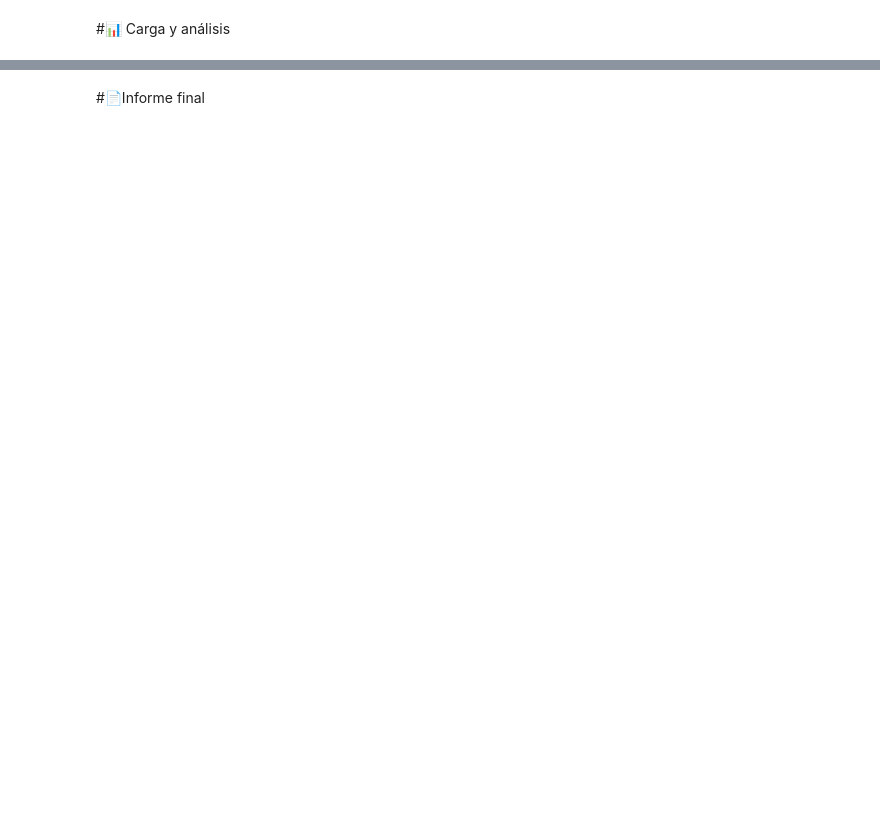
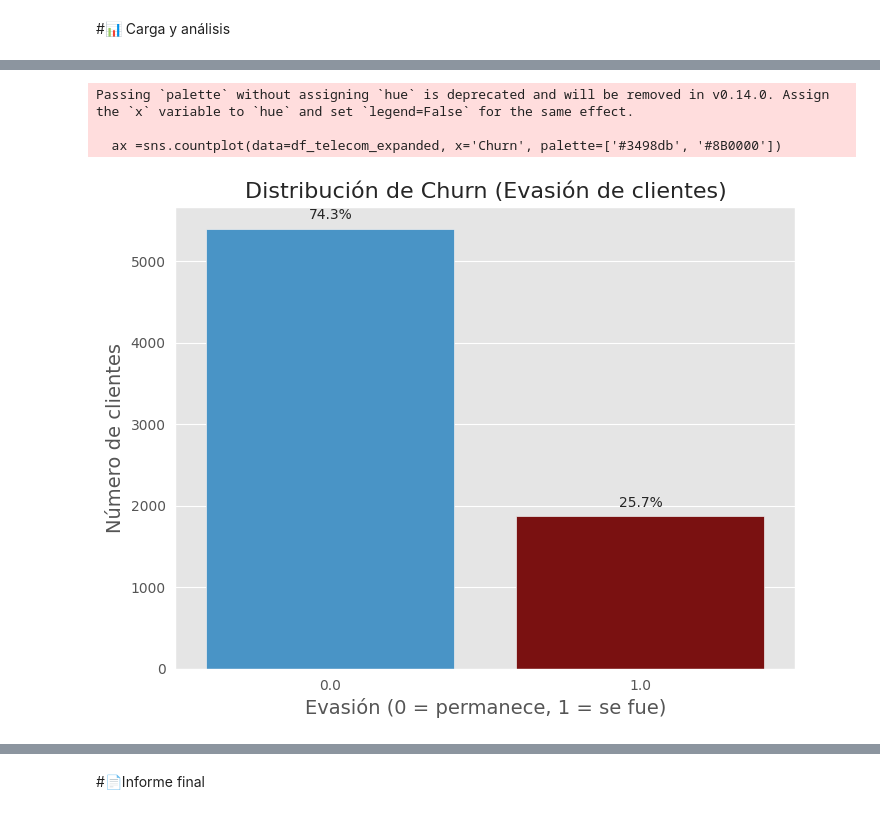
Before and after one commit to maribel1985/Challenge_TelecomX, a Jupyter notebook: TelecomX.ipynb, the cells around one changed output, grey strips where cells are left out. Drawn from its saved outputs; the diff is of its cells as text; code cells hidden in the pictures; blank space fills up the shorter version.

```diff
--- a/TelecomX.ipynb
+++ b/TelecomX.ipynb
@@ -112,0 +502,6 @@ memory usage: 1.2+ MB
+# %%
+# Verificar valores únicos en columnas categóricas para identificar inconsistencias
+columnas_categoricas = df_telecom_expanded.select_dtypes(include='object').columns
+print("\nValores únicos en columnas categóricas:")
+for col in columnas_categoricas:
+    print(f"- {col}: {df_telecom_expanded[col].unique()}")
@@ -112,0 +609,3 @@ memory usage: 1.2+ MB
+# %%
+df_telecom_expanded['Cuentas_Diarias'] = round(df_telecom_expanded['Charges.Monthly'] / 30, 2)
+df_telecom_expanded
@@ -112,0 +628,16 @@ memory usage: 1.2+ MB
+# %%
+# Diccionario de mapeo para convertir 'Yes'/'No' a 1/0
+binary_map = {'Yes': 1, 'No': 0}
+
+# Handle empty strings in 'Churn' column before mapping
+df_telecom_expanded['Churn'] = df_telecom_expanded['Churn'].replace('', pd.NA)
+
+# Aplicar a columns with 'Yes'/'No' responses
+cols_sino = ['Churn', 'Partner', 'Dependents', 'PhoneService', 'PaperlessBilling']
+for col in cols_sino:
+    df_telecom_expanded[col] = df_telecom_expanded[col].map(binary_map)
+    # Fill NaN values after mapping with 0 (assuming empty or unmapped means the 'No' case)
+    df_telecom_expanded[col] = df_telecom_expanded[col].fillna(0)
+# %%
+# Caso especial para 'gender' (Female/Male)
+df_telecom_expanded['gender'] = df_telecom_expanded['gender'].map({'Female': 1, 'Male': 0})
@@ -112,0 +679,21 @@ memory usage: 1.2+ MB
+# %%
+# Genero un gráfico de barras para hacer el conteo de clientes por Churn
+plt.figure(figsize=(8, 6))
+ax =sns.countplot(data=df_telecom_expanded, x='Churn', palette=['#3498db', '#8B0000'])
+plt.title('Distribución de Churn (Evasión de clientes)', fontsize=16)
+plt.xlabel('Evasión (0 = permanece, 1 = se fue)', fontsize=14)
+plt.ylabel('Número de clientes', fontsize=14)
+
+# Agregar etiquetas con los porcentajes
+total = len(df_telecom_expanded)
+for p in ax.patches:
+    percentage = f'{100 * p.get_height() / total:.1f}%'
+    ax.annotate(percentage, (p.get_x() + p.get_width() / 2., p.get_height()),
+                ha='center', va='center', xytext=(0, 10), textcoords='offset points')
+
+plt.show()
+# %% [output]
+Passing `palette` without assigning `hue` is deprecated and will be removed in v0.14.0. Assign the `x` variable to `hue` and set `legend=False` for the same effect.
+
+  ax =sns.countplot(data=df_telecom_expanded, x='Churn', palette=['#3498db', '#8B0000'])
+[figure, added]
```
Also changed, not shown: parts of 64 cells of this notebook.
